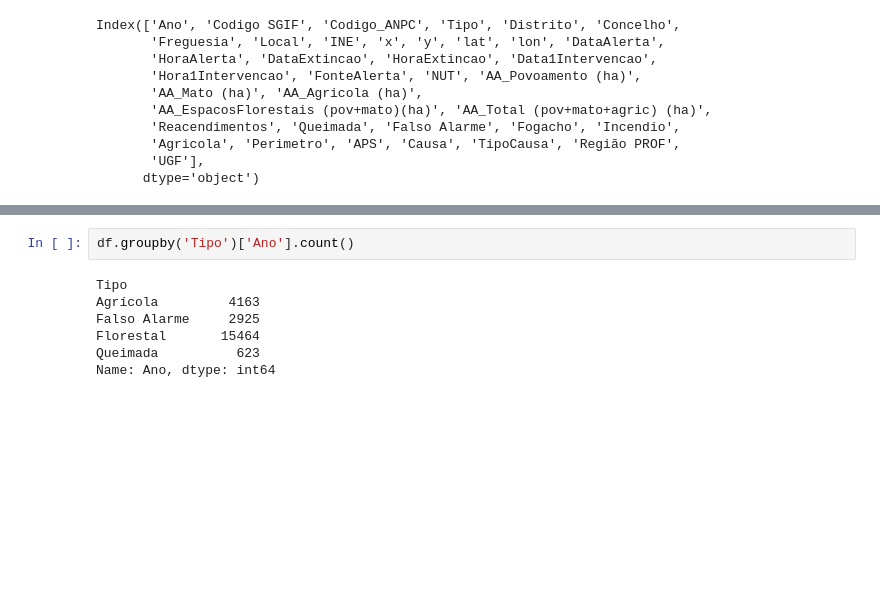
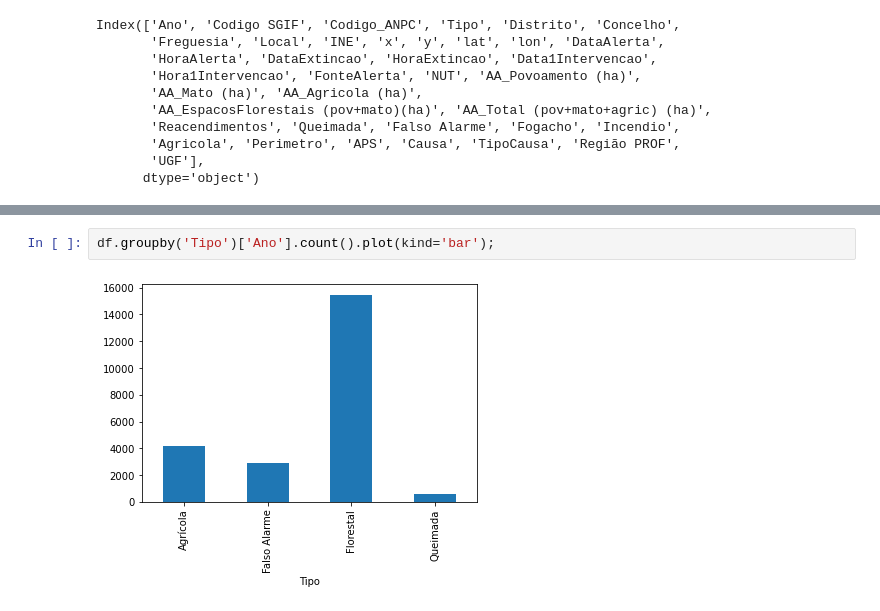
Before and after one commit to Sandokhan/Masters, a Jupyter notebook: 1S/FCED/Stats/wildfires.ipynb, the cells around one changed output, grey strips where cells are left out. Cells and saved outputs as stored; diff of their text form; blank space fills up the shorter version.

```diff
--- a/1S/FCED/Stats/wildfires.ipynb
+++ b/1S/FCED/Stats/wildfires.ipynb
@@ -76,11 +97,6 @@ Index(['Ano', 'Codigo SGIF', 'Codigo_ANPC', 'Tipo', 'Distrito', 'Concelho',
 # %%
-df.groupby('Tipo')['Ano'].count()
+df.groupby('Tipo')['Ano'].count().plot(kind='bar');
 # %% [output]
-Tipo
-Agrícola         4163
-Falso Alarme     2925
-Florestal       15464
-Queimada          623
-Name: Ano, dtype: int64
+[figure, added]
 # %%
 df.groupby('TipoCausa')['Ano'].count()
```
Also changed, not shown: parts of 8 cells of this notebook.
